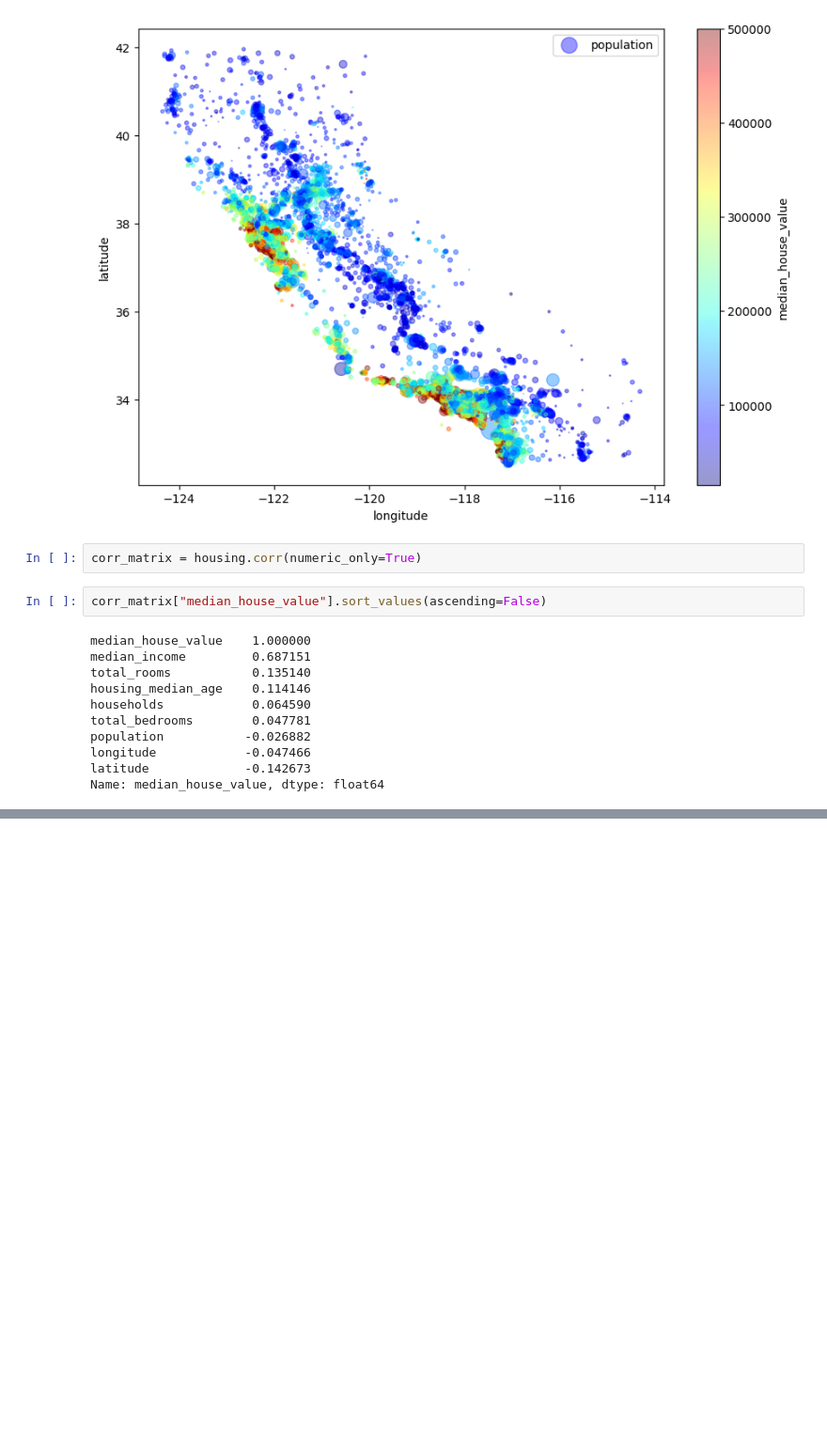
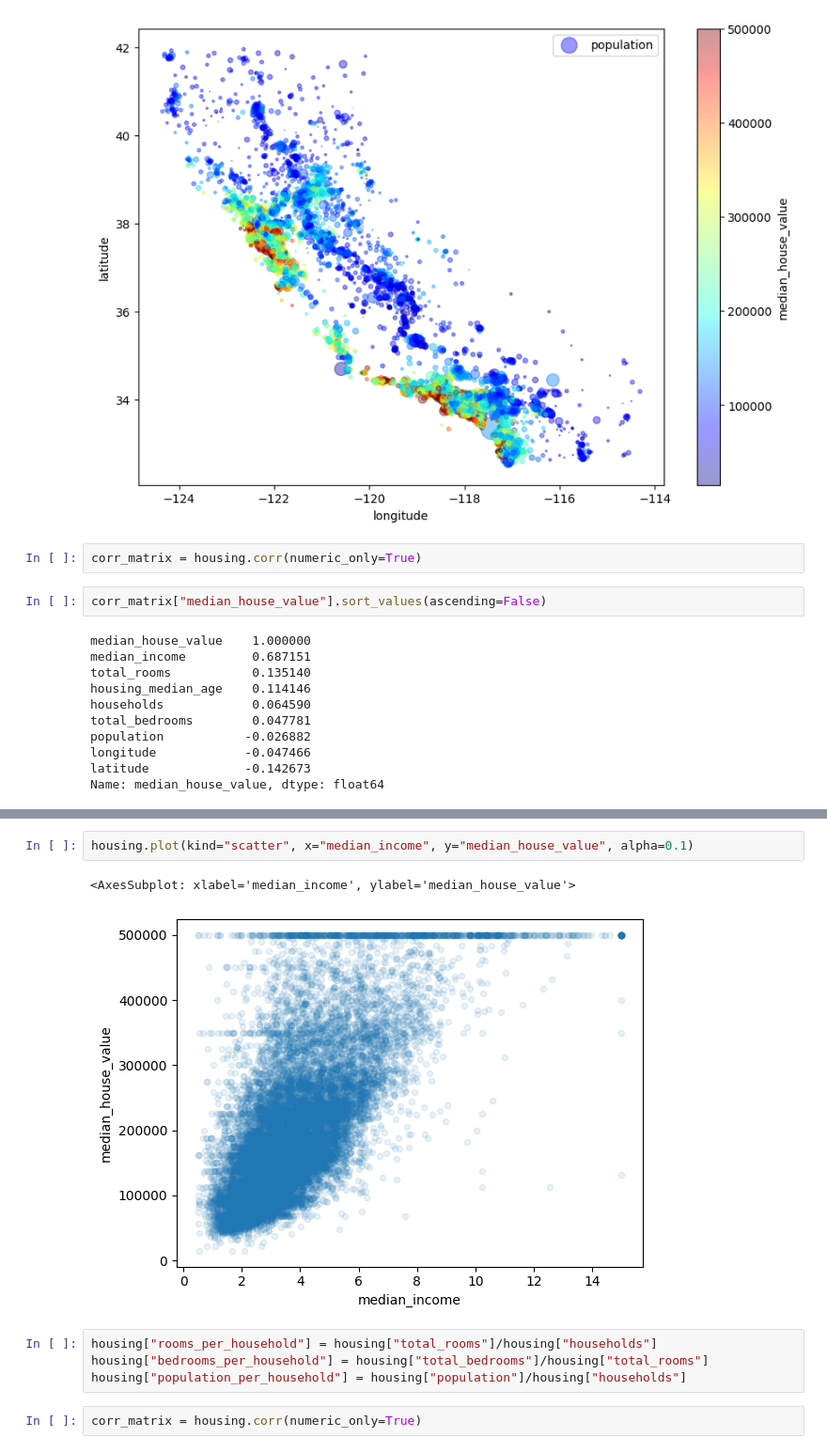
Before and after one commit to rodriggj/machinelearning, a Jupyter notebook: Median Housing Price.ipynb, the cells around one changed output, grey strips where cells are left out. Shown at 94% size. Saved outputs shown, nothing was run; the diff lists cells and outputs as text; blank space fills up the shorter version.

```diff
--- a/Median Housing Price.ipynb
+++ b/Median Housing Price.ipynb
@@ -161,0 +186,11 @@ Name: median_house_value, dtype: float64
+# %%
+housing.plot(kind="scatter", x="median_income", y="median_house_value", alpha=0.1)
+# %% [output]
+<AxesSubplot: xlabel='median_income', ylabel='median_house_value'>
+[figure, added]
+# %%
+housing["rooms_per_household"] = housing["total_rooms"]/housing["households"]
+housing["bedrooms_per_household"] = housing["total_bedrooms"]/housing["total_rooms"]
+housing["population_per_household"] = housing["population"]/housing["households"]
+# %%
+corr_matrix = housing.corr(numeric_only=True)
```
Also changed, not shown: parts of 2 cells of this notebook, 1 other file.
